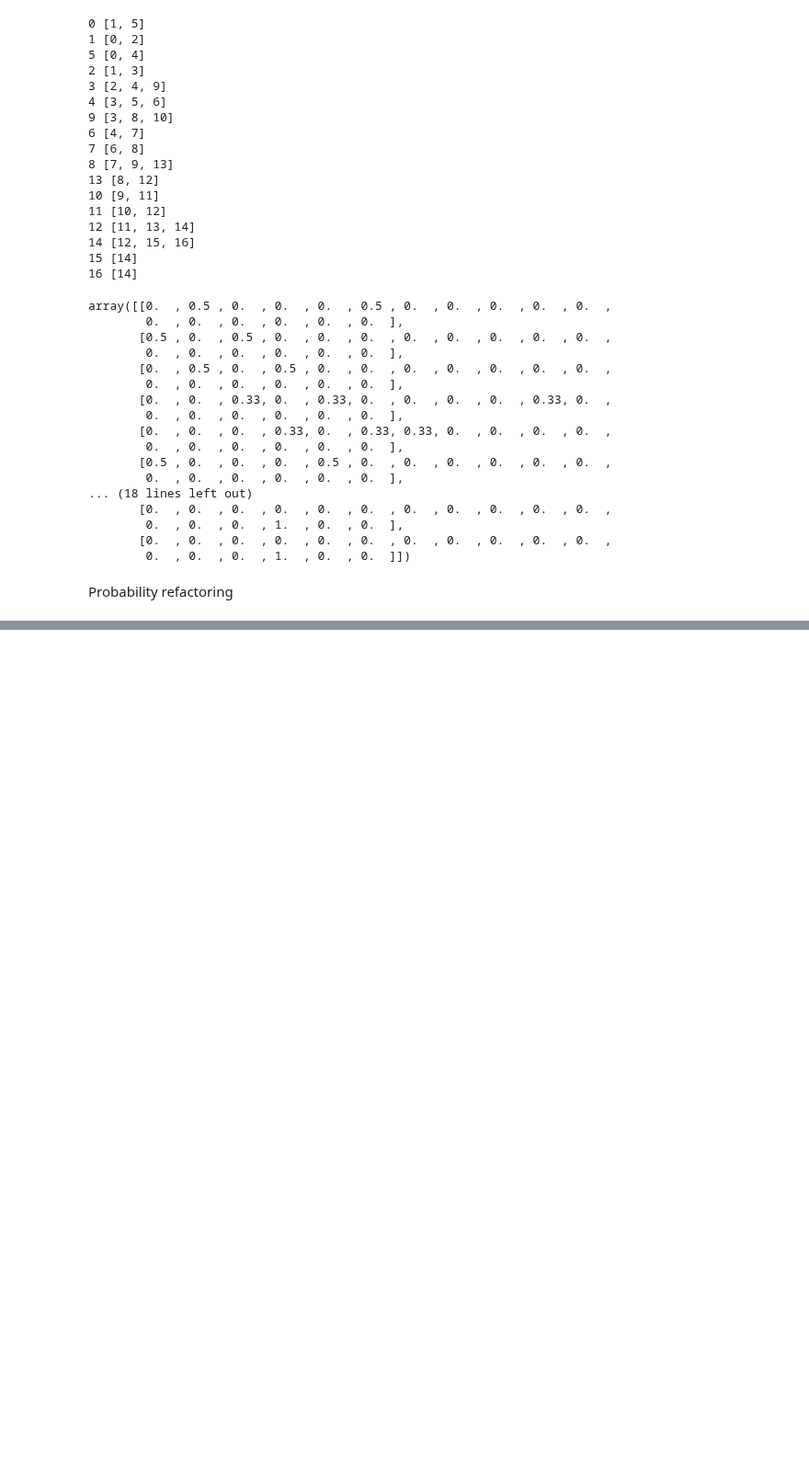
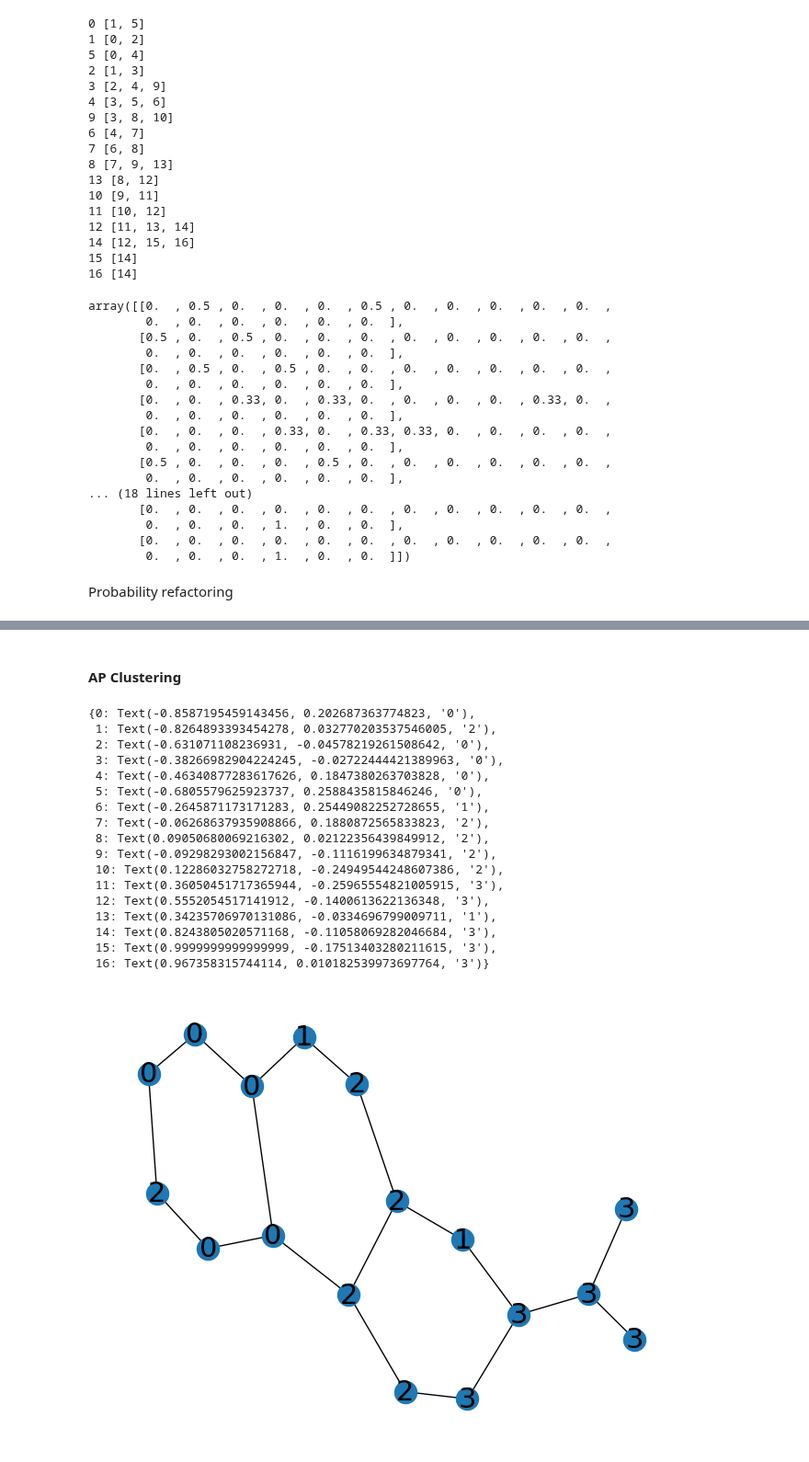
Before and after one commit to erlanggagatum/graph-ap, a Jupyter notebook: experiments/1-similarity-exploration.ipynb, the cells around one changed output, grey strips where cells are left out. Shown at 92% size. Cells and saved outputs as stored; diff of their text form; code cells hidden in the pictures; blank space fills up the shorter version.

Commit message:
fix similarity implementation and integrate with AP clustering

```diff
--- a/experiments/1-similarity-exploration.ipynb
+++ b/experiments/1-similarity-exploration.ipynb
@@ -276,0 +299,10 @@ list(G.neighbors(0))
+# %%
+def similarity(G, H, s, e, gamma = 0.8, ):
+    # print('wow')
+    similarity = 0
+    shortest_path_length = nx.shortest_path_length(G, s, e)
+
+    # print(similarity)
+    similarity = (gamma * math.exp(-shortest_path_length)) + ((1-gamma) * (H[s][e] - H[e][s])*2)
+    return similarity
+similarity(G, H, 0, 3)
@@ -276,0 +311,6 @@ list(G.neighbors(0))
+# %%
+S = np.zeros((len(G.nodes), len(G.nodes)))
+for i in G.nodes:
+    for j in G.nodes:
+        S[i][j] = similarity(G, H, i, j)
+S
@@ -276,0 +335,2 @@ list(G.neighbors(0))
+# %% [markdown]
+#### AP Clustering
@@ -276,0 +339,6 @@ list(G.neighbors(0))
+# %%
+clustering = AffinityPropagation(affinity='precomputed').fit(S)
+# %%
+labels = {}
+for i, l in enumerate(clustering.labels_):
+    labels[i] = l
@@ -276,0 +347,24 @@ list(G.neighbors(0))
+# %%
+pos = nx.spring_layout(G, seed=212)
+
+nx.draw(G, pos=pos)
+nx.draw_networkx_labels(G, pos, labels, font_size=22, font_color="black")
+# %% [output]
+{0: Text(-0.8587195459143456, 0.202687363774823, '0'),
+ 1: Text(-0.8264893393454278, 0.032770203537546005, '2'),
+ 2: Text(-0.631071108236931, -0.04578219261508642, '0'),
+ 3: Text(-0.38266982904224245, -0.02722444421389963, '0'),
+ 4: Text(-0.46340877283617626, 0.1847380263703828, '0'),
+ 5: Text(-0.6805579625923737, 0.2588435815846246, '0'),
+ 6: Text(-0.2645871173171283, 0.25449082252728655, '1'),
+ 7: Text(-0.06268637935908866, 0.1880872565833823, '2'),
+ 8: Text(0.09050680069216302, 0.02122356439849912, '2'),
+ 9: Text(-0.09298293002156847, -0.1116199634879341, '2'),
+ 10: Text(0.12286032758272718, -0.24949544248607386, '2'),
+ 11: Text(0.36050451717365944, -0.25965554821005915, '3'),
+ 12: Text(0.5552054517141912, -0.1400613622136348, '3'),
+ 13: Text(0.34235706970131086, -0.0334696799009711, '1'),
+ 14: Text(0.8243805020571168, -0.11058069282046684, '3'),
+ 15: Text(0.9999999999999999, -0.17513403280211615, '3'),
+ 16: Text(0.967358315744114, 0.010182539973697764, '3')}
+[figure, added]
```
Also changed, not shown: parts of 11 cells of this notebook, 2 other files.
